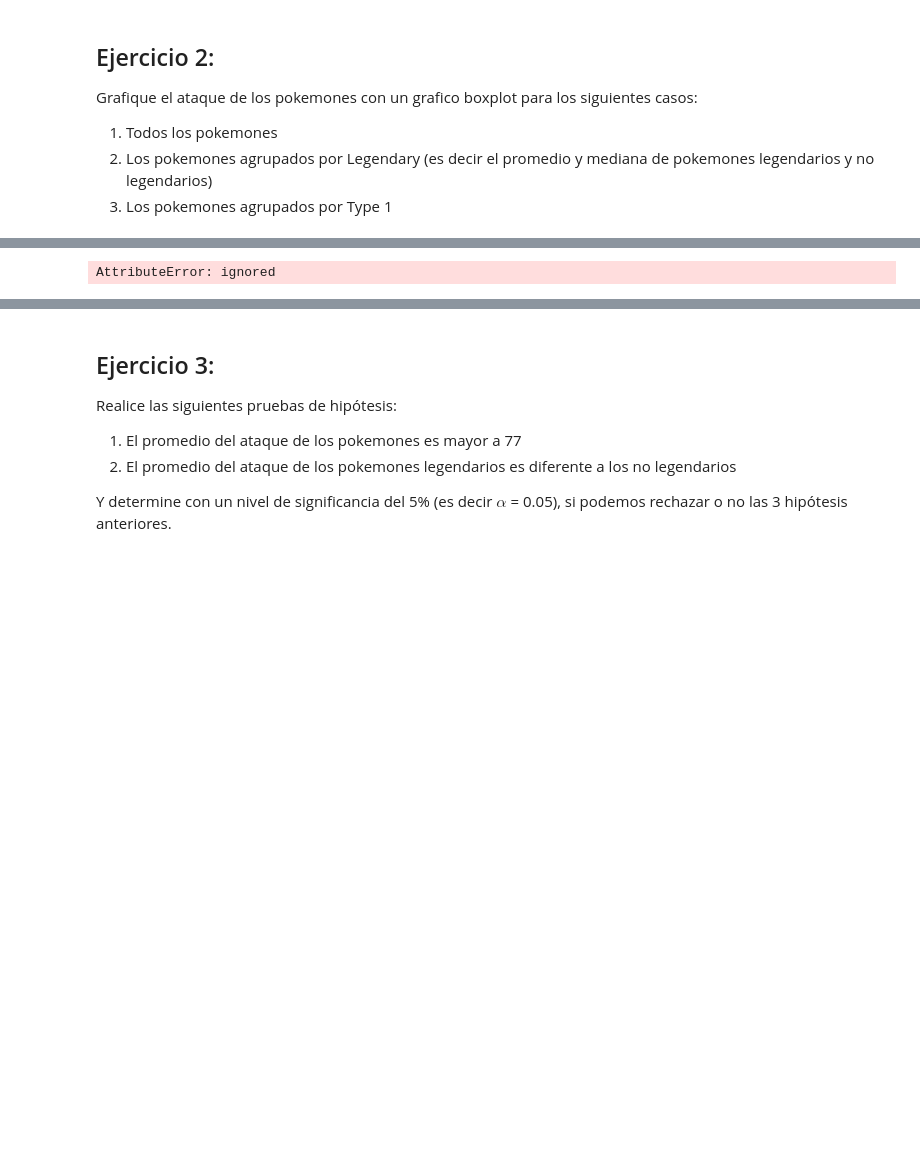
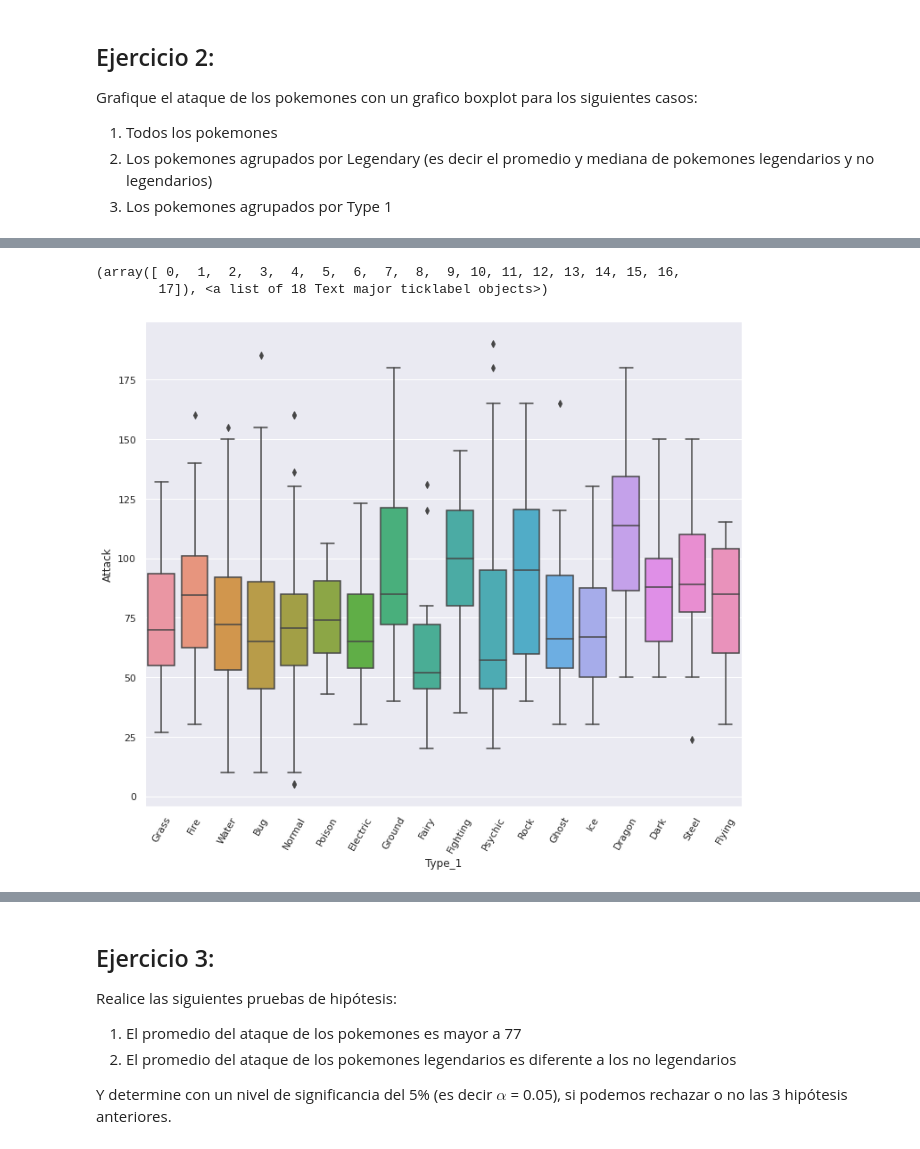
Before and after one commit to hnmelo/MujeresDigitales, a Jupyter notebook: Taller_semana_5.ipynb, the cells around one changed output, grey strips where cells are left out. Drawn from its saved outputs; the diff is of its cells as text; code cells hidden in the pictures; blank space fills up the shorter version.

```diff
--- a/Taller_semana_5.ipynb
+++ b/Taller_semana_5.ipynb
@@ -134,6 +141,8 @@ MEDIANA:  72.0
-# %%
-data1 = df.groupby('Type_1')
-fig = px.box(y=data.Attack, x= data1.index)
-fig.show()
-# %% [output]
-AttributeError: ignored
+# %%
+# POKEMONES POR TIPO 1
+sns.boxplot(x = df.Type_1, y = df.Attack)
+plt.xticks(rotation = 60)
+# %% [output]
+(array([ 0,  1,  2,  3,  4,  5,  6,  7,  8,  9, 10, 11, 12, 13, 14, 15, 16,
+        17]), <a list of 18 Text major ticklabel objects>)
+[figure, added]
```
Also changed, not shown: parts of 9 cells of this notebook.
